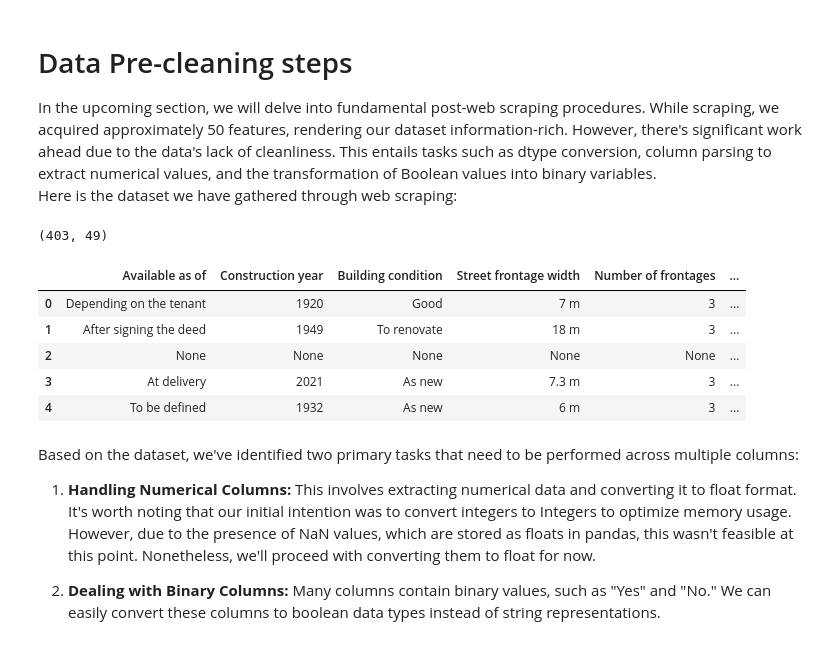
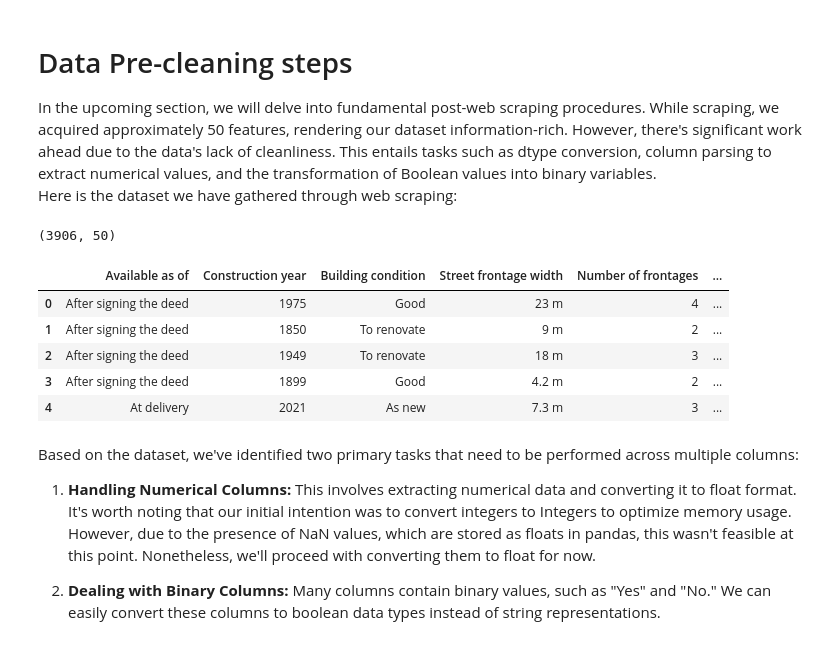
Before and after one commit to adamcseresznye/Belgian-House-Price-Predictor, a Jupyter notebook: notebooks/NB_2_ACs_Basic_clean_up_after_scraping.ipynb, the cells around one changed output. Saved outputs shown, nothing was run; the diff lists cells and outputs as text; code cells hidden in the pictures.

```diff
--- a/notebooks/NB_2_ACs_Basic_clean_up_after_scraping.ipynb
+++ b/notebooks/NB_2_ACs_Basic_clean_up_after_scraping.ipynb
@@ -39,18 +39,18 @@ In the upcoming section, we will delve into fundamental post-web scraping proced
 Here is the dataset we have gathered through web scraping:
 # %%
 for filename in utils.Configuration.RAW_DATA_PATH.glob("*.gzip"):
-    if "complete_dataset_2023-09-26" in filename.stem:
+    if "complete_dataset_2023-09-27" in filename.stem:
         df = pd.read_parquet(filename)
 print(df.shape)
 df.head().style.set_sticky(axis=0)
 # %% [output]
-(403, 49)
+(3906, 50)
 |  | Available as of | Construction year | Building condition | Street frontage width | Number of frontages | ... |
-| 0 | Depending on the tenant | 1920 | Good | 7 m | 3 | ... |
-| 1 | After signing the deed | 1949 | To renovate | 18 m | 3 | ... |
-| 2 | None | None | None | None | None | ... |
-| 3 | At delivery | 2021 | As new | 7.3 m | 3 | ... |
-| 4 | To be defined | 1932 | As new | 6 m | 3 | ... |
+| 0 | After signing the deed | 1975 | Good | 23 m | 4 | ... |
+| 1 | After signing the deed | 1850 | To renovate | 9 m | 2 | ... |
+| 2 | After signing the deed | 1949 | To renovate | 18 m | 3 | ... |
+| 3 | After signing the deed | 1899 | Good | 4.2 m | 2 | ... |
+| 4 | At delivery | 2021 | As new | 7.3 m | 3 | ... |
 # %% [markdown]
 Based on the dataset, we've identified two primary tasks that need to be performed across multiple columns:
 
```
Also changed, not shown: parts of 3 cells of this notebook, 2 other files.
